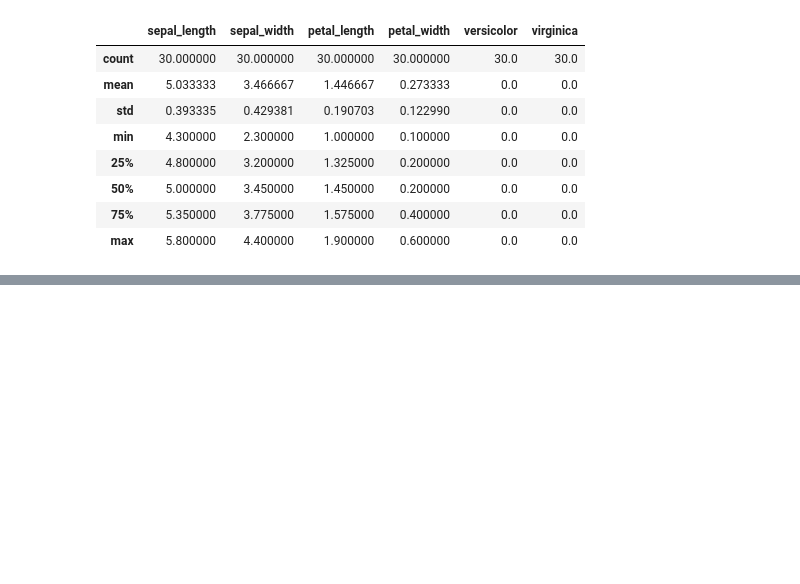
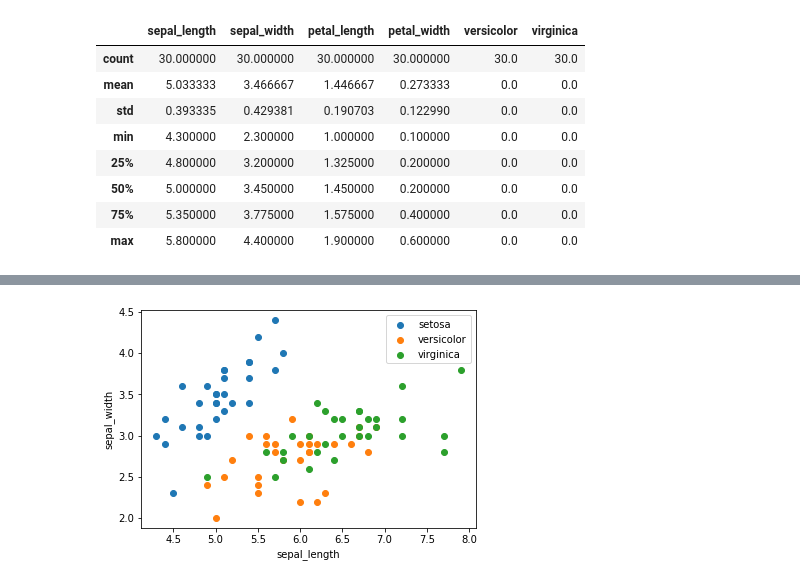
Before and after one commit to QinzhiChen/classification-exercises, a Jupyter notebook: classification_exercises.ipynb, the cells around one changed output, grey strips where cells are left out. Drawn from its saved outputs; the diff is of its cells as text; code cells hidden in the pictures; blank space fills up the shorter version.

```diff
--- a/classification_exercises.ipynb
+++ b/classification_exercises.ipynb
@@ -634,0 +632,17 @@ for col in num_vars:
+# %%
+irislist_train=[('sepal_length', 'sepal_width'),
+ ('sepal_length', 'petal_length'),
+ ('sepal_length', 'petal_width'),
+ ('sepal_width', 'petal_length')]
+# %%
+x = irislist_train[0][0]
+y = irislist_train[0][1]
+def scatter_species(x, y):
+    for species, subset in iris_train.groupby('species'):
+        plt.scatter(subset[x], subset[y], label=species)
+        plt.xlabel(x)
+        plt.ylabel(y)
+        plt.legend()
+scatter_species(x,y)
+# %% [output]
+[figure, added]
```
Also changed, not shown: parts of 96 cells of this notebook, 2 other files.
